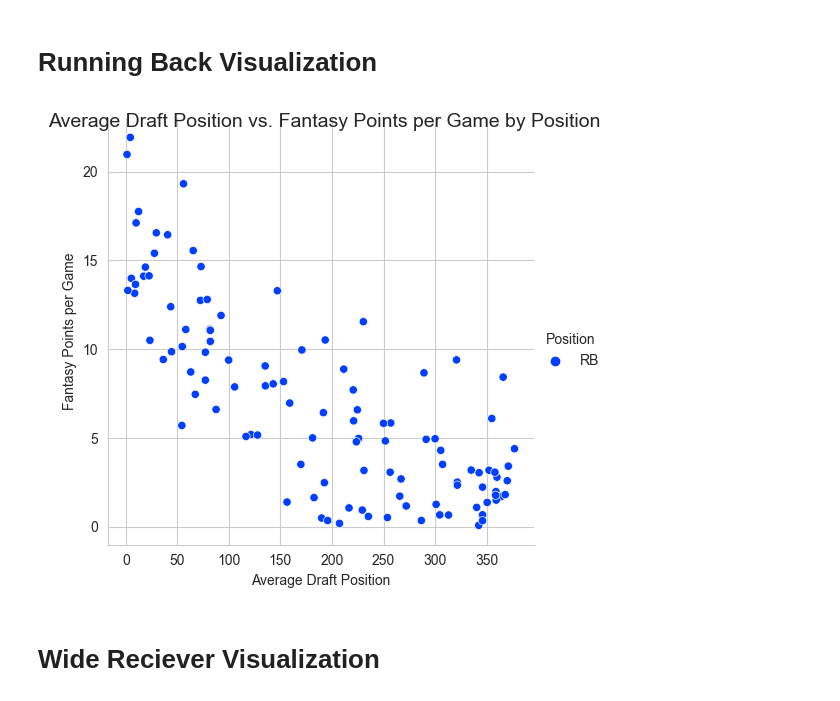
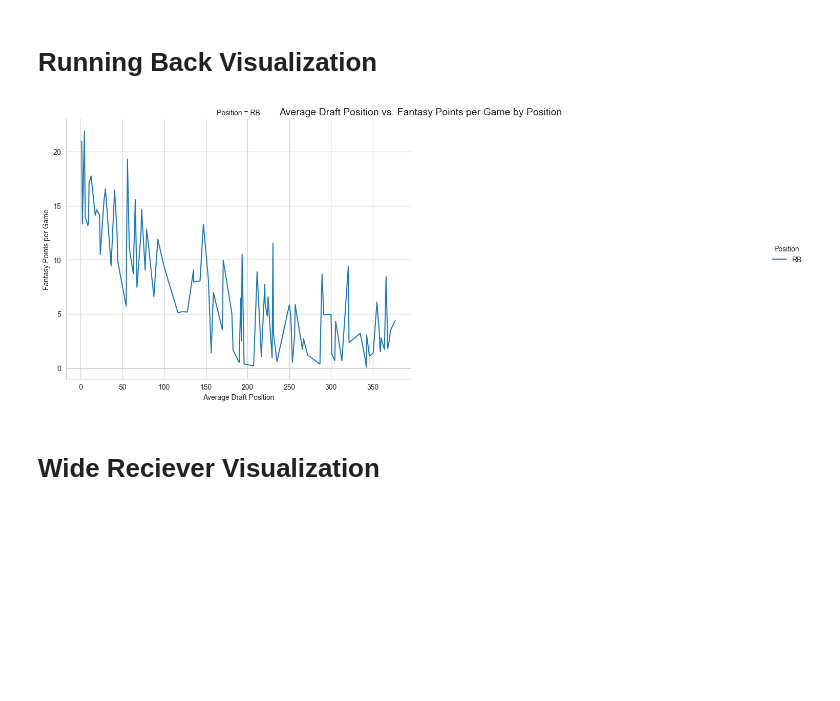
Before and after one commit to nsmith07/fantasyfootballproject, a Jupyter notebook: fantasyfootballanalysisproject.ipynb, the cells around one changed output. Drawn from its saved outputs; the diff is of its cells as text; code cells hidden in the pictures; blank space fills up the shorter version.

```diff
--- a/fantasyfootballanalysisproject.ipynb
+++ b/fantasyfootballanalysisproject.ipynb
@@ -183,20 +183,23 @@ I want to visualize each dataframe individually and then I will put all the data
 # %%
 sns.set_style("whitegrid")
 sns.set_palette("bright")
 
 palette = {"RB":"tab:blue",
            "WR":"tab:red",
            "QB":"tab:green","TE":"tab:orange"}
 
-g = sns.relplot(data=rb_df, x='AverageDraftPosition', y='FantasyPoints/GM', hue='Position')
+g = sns.relplot(data=rb_df, x='AverageDraftPosition', y='FantasyPoints/GM', hue='Position', palette=palette, kind='line', col='Position', col_wrap=2, height=6, aspect=1.2)
+
 
 
 g.fig.suptitle('Average Draft Position vs. Fantasy Points per Game by Position', fontsize=14)
 g.set_axis_labels('Average Draft Position', 'Fantasy Points per Game')
 
+
+
 plt.show()
 # %% [output]
-[figure, old version]
+[figure, new version]
 # %% [markdown]
 # Wide Reciever Visualization
 # %%
```
Also changed, not shown: parts of 5 cells of this notebook.
